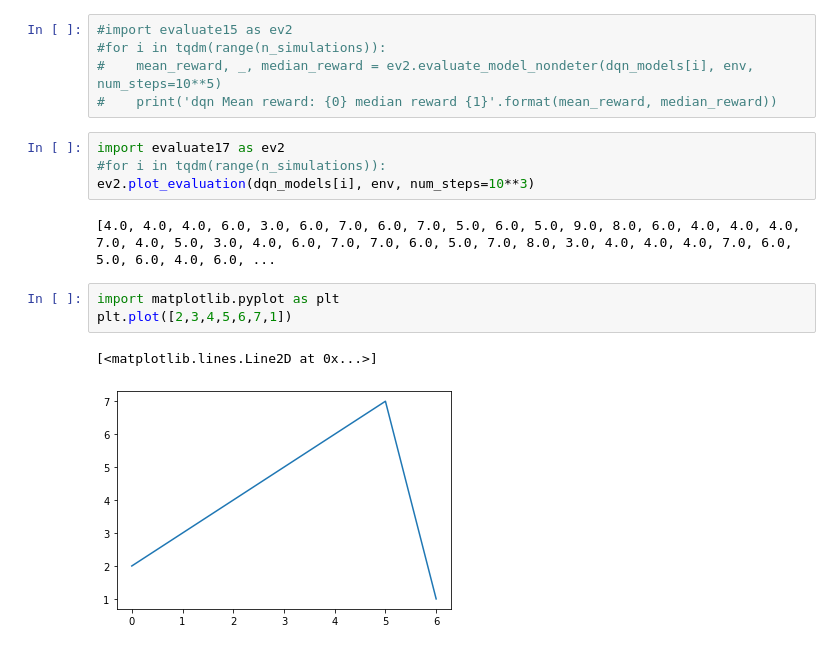
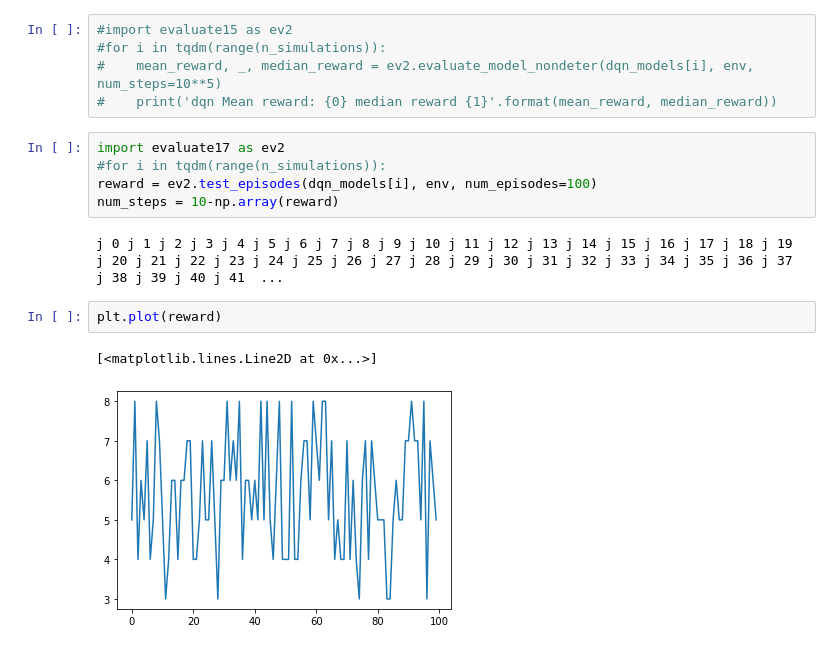
Before and after one commit to FMZennaro/CTF-SQL, a Jupyter notebook: Simulation2_1 - Analysis.ipynb, the cells around one changed output. Cells and saved outputs as stored; diff of their text form.

```diff
--- a/Simulation2_1 - Analysis.ipynb
+++ b/Simulation2_1 - Analysis.ipynb
@@ -65,12 +68,12 @@ for i in range(n_simulations):
 # %%
 import evaluate17 as ev2
 #for i in tqdm(range(n_simulations)):
-ev2.plot_evaluation(dqn_models[i], env, num_steps=10**3)
+reward = ev2.test_episodes(dqn_models[i], env, num_episodes=100)
+num_steps = 10-np.array(reward)
 # %% [output]
-[4.0, 4.0, 4.0, 6.0, 3.0, 6.0, 7.0, 6.0, 7.0, 5.0, 6.0, 5.0, 9.0, 8.0, 6.0, 4.0, 4.0, 4.0, 7.0, 4.0, 5.0, 3.0, 4.0, 6.0, 7.0, 7.0, 6.0, 5.0, 7.0, 8.0, 3.0, 4.0, 4.0, 4.0, 7.0, 6.0, 5.0, 6.0, 4.0, 6.0, ...
+j 0 j 1 j 2 j 3 j 4 j 5 j 6 j 7 j 8 j 9 j 10 j 11 j 12 j 13 j 14 j 15 j 16 j 17 j 18 j 19 j 20 j 21 j 22 j 23 j 24 j 25 j 26 j 27 j 28 j 29 j 30 j 31 j 32 j 33 j 34 j 35 j 36 j 37 j 38 j 39 j 40 j 41  ...
-# %%
-import matplotlib.pyplot as plt
-plt.plot([2,3,4,5,6,7,1])
-# %% [output]
-[<matplotlib.lines.Line2D at 0x...>]
-[figure, removed]
+# %%
+plt.plot(reward)
+# %% [output]
+[<matplotlib.lines.Line2D at 0x...>]
+[figure, added]
```
Also changed, not shown: parts of 4 cells of this notebook, 3 other files.
